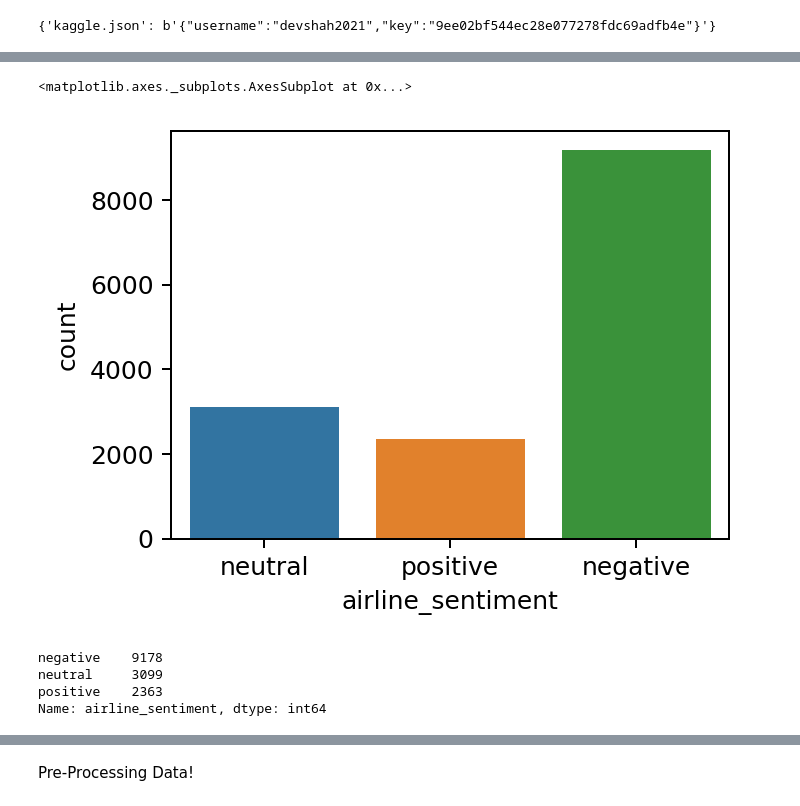
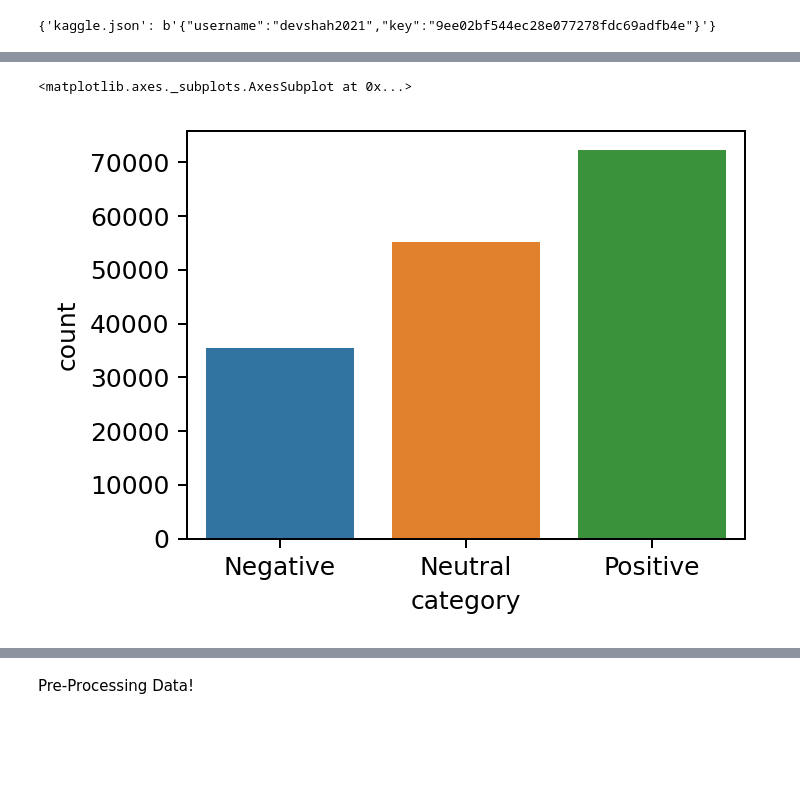
Before and after one commit to devshah21/Twitter-Sentiment-Analysis, a Jupyter notebook: Twitter_Sentiment_Analysis.ipynb, the cells around one changed output, grey strips where cells are left out. Cells and saved outputs as stored; diff of their text form; code cells hidden in the pictures; blank space fills up the shorter version.

```diff
--- a/Twitter_Sentiment_Analysis.ipynb
+++ b/Twitter_Sentiment_Analysis.ipynb
@@ -64,4 +99,7 @@ import nltk
 # %%
-data_ = pd.read_csv('/content/Tweets.csv')
-data_.head()
+
+
+# Read in the CSV file
+data1 = pd.read_csv('/content/Twitter_Data.csv')
+data1.head()
 # %% [output]
@@ -93,0 +118,2 @@ memory usage: 1.7+ MB
+# %%
+data1.dropna(axis=0, inplace=True)
@@ -93,0 +124,3 @@ memory usage: 1.7+ MB
+# %%
+data1['category'] = data1['category'].map({-1.0: 'Negative', 0.0: 'Neutral', 1.0: 'Positive'})
+data1.head()
@@ -94,16 +134,6 @@ memory usage: 1.7+ MB
 # %%
-import matplotlib.pyplot as plt
-import seaborn as sns
-
 plt.figure(figsize=(4,3),dpi=180)
-sns.countplot(x=data_['airline_sentiment'])
+sns.countplot(x=data1['category'])
 # %% [output]
 <matplotlib.axes._subplots.AxesSubplot at 0x...>
-[figure, old version]
+[figure, new version]
-# %%
-data_['airline_sentiment'].value_counts()
-# %% [output]
-negative    9178
-neutral     3099
-positive    2363
-Name: airline_sentiment, dtype: int64
```
Also changed, not shown: parts of 38 cells of this notebook.
